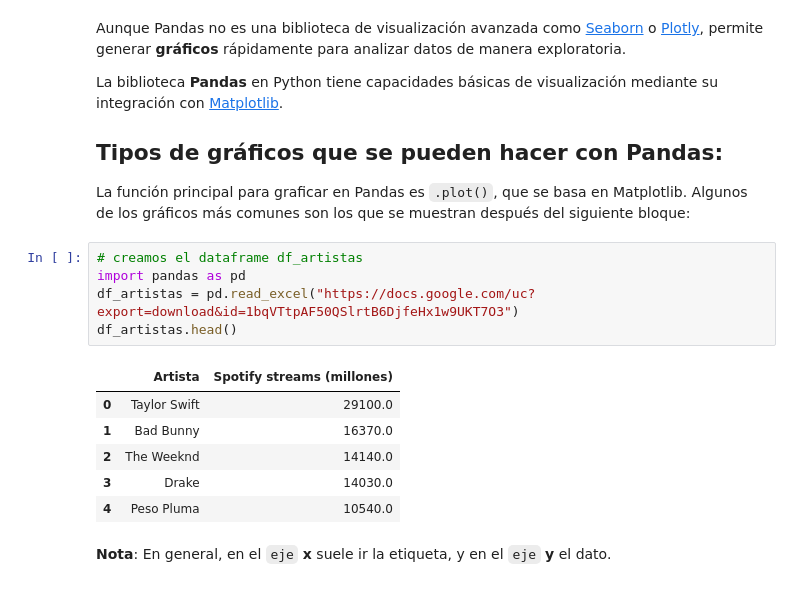
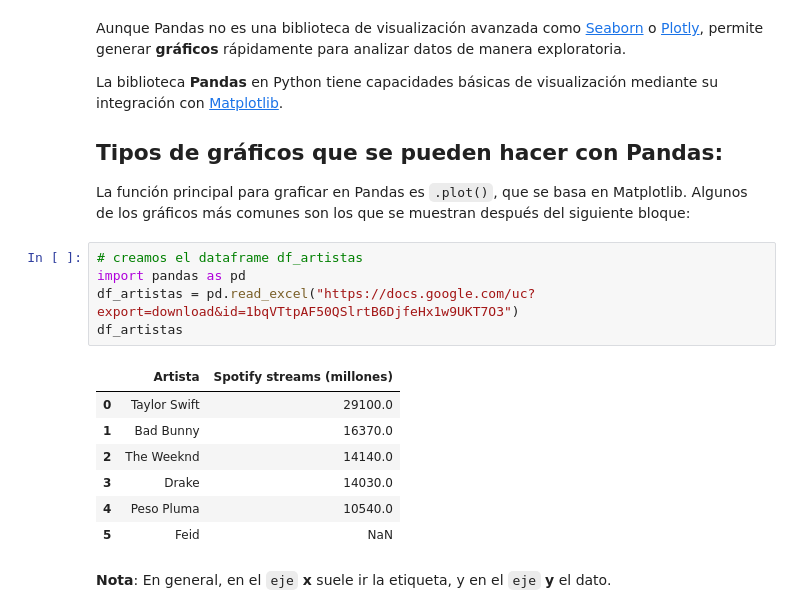
Before and after one commit to citius70/pandas-ticII-2BAC, a Jupyter notebook: _sources/6_dataframe_graficos.ipynb, the cells around one changed output. Saved outputs shown, nothing was run; the diff lists cells and outputs as text.

```diff
--- a/_sources/6_dataframe_graficos.ipynb
+++ b/_sources/6_dataframe_graficos.ipynb
@@ -10,15 +10,16 @@ La función principal para graficar en Pandas es `.plot()`, que se basa en Matpl
 # %%
 # creamos el dataframe df_artistas
 import pandas as pd
 df_artistas = pd.read_excel("https://docs.google.com/uc?export=download&id=1bqVTtpAF50QSlrtB6DjfeHx1w9UKT7O3")
-df_artistas.head()
+df_artistas
 # %% [output]
 |  | Artista | Spotify streams (millones) |
 | 0 | Taylor Swift | 29100.0 |
 | 1 | Bad Bunny | 16370.0 |
 | 2 | The Weeknd | 14140.0 |
 | 3 | Drake | 14030.0 |
 | 4 | Peso Pluma | 10540.0 |
+| 5 | Feid | NaN |
 # %% [markdown]
 **Nota**: En general, en el `eje` **x** suele ir la etiqueta, y en el `eje` **y** el dato.
 # %% [markdown]
```
Also changed, not shown: 30 other files.
